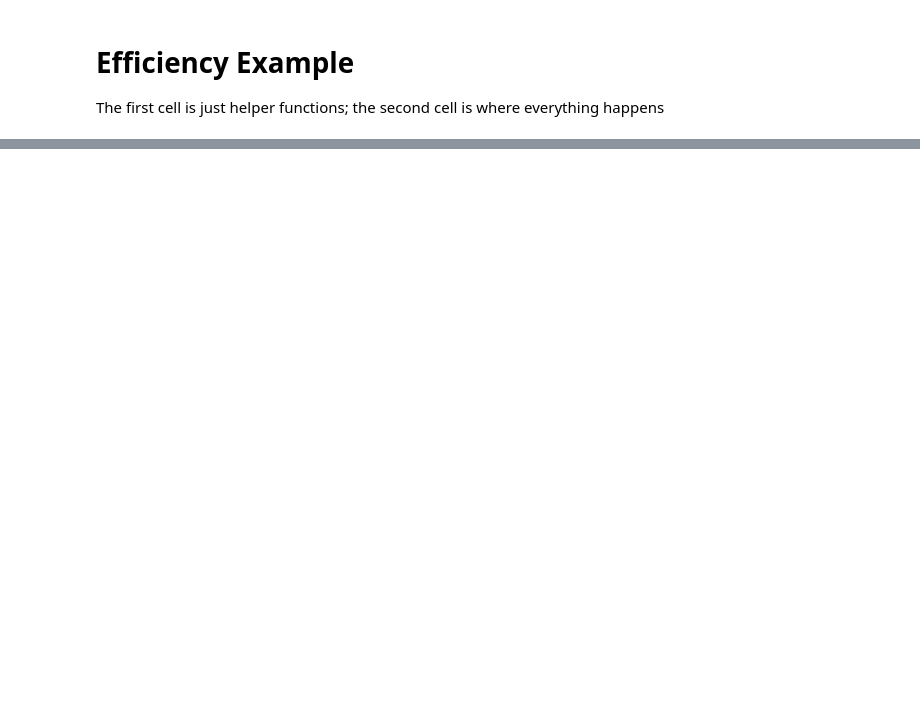
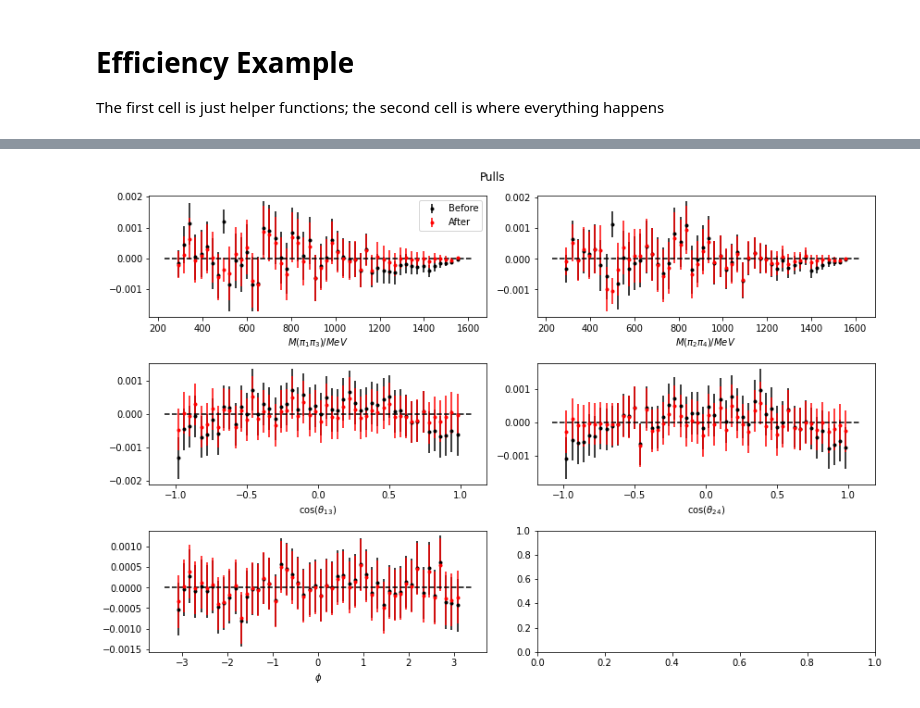
Before and after one commit to richard-lane/4pi_efficiency, a Jupyter notebook: efficiency.ipynb, the cells around one changed output, grey strips where cells are left out. Saved outputs shown, nothing was run; the diff lists cells and outputs as text; code cells hidden in the pictures; blank space fills up the shorter version.

Commit message:
plot pulls, have an example

```diff
--- a/efficiency.ipynb
+++ b/efficiency.ipynb
@@ -155,0 +167,56 @@ _plot_stuff(mc, flat, efficiency_weights, flat_weights)
+# %%
+def _plot_pulls(mc, flat, mc_wt, flat_wt):
+    fig, ax = plt.subplots(3, 2, figsize=(12, 8))
+    labels = (
+        r"$M(\pi_1\pi_3) /MeV$",
+        r"$M(\pi_2\pi_4) /MeV$",
+        r"cos($\theta_{13}$)",
+        r"cos($\theta_{24}$)",
+        r"$\phi$")
+    kw = {"histtype": "step", "density": True}
+    for a, m, f, l in zip(ax.ravel()[:-1], mc.T, flat.T, labels):
+        mc_count, bins = np.histogram(m, bins=50)
+        flat_count, _ = np.histogram(f, bins=bins, weights=flat_wt)
+        reweighted_count, _ = np.histogram(m, bins=bins, weights=mc_wt)
+
+        # Convert to float counts instead of int
+        mc_count = mc_count.astype(np.float64)
+
+        n_mc = np.sum(mc_count)
+        n_flat = np.sum(flat_count)
+        n_reweighted = np.sum(reweighted_count)
+
+        mc_err = np.sqrt(mc_count) / n_mc
+        # This is only approximate; really we should find the sqrt(sum(weights ** 2))
+        flat_err = np.sqrt(flat_count) / n_flat
+        reweighted_err = np.sqrt(reweighted_count) / n_reweighted
+
+        mc_count /= n_mc
+        flat_count /= n_flat
+        reweighted_count /= n_reweighted
+
+        before = mc_count - flat_count
+        after = reweighted_count - flat_count
+
+        # Poisson errors
+        before_err = np.sqrt(mc_err ** 2 + flat_err ** 2)
+        after_err = np.sqrt(reweighted_err ** 2 + flat_err ** 2)
+
+        centres = (bins[1:] + bins[:-1]) / 2
+        a.errorbar(centres, before, yerr=before_err, fmt="k.", label="Before")
+        a.errorbar(centres, after, yerr=after_err, fmt="r.", label="After")
+
+        a.plot(np.linspace(*a.get_xlim()), np.zeros(50), "k--")
+
+        a.set_xlabel(l)
+
+    fig.suptitle("Pulls")
+
+    ax.ravel()[0].legend()
+    fig.tight_layout()
+    plt.show()
+
+
+_plot_pulls(mc, flat, efficiency_weights, flat_weights)
+# %% [output]
+[figure, added]
```
Also changed, not shown: parts of 4 cells of this notebook.
